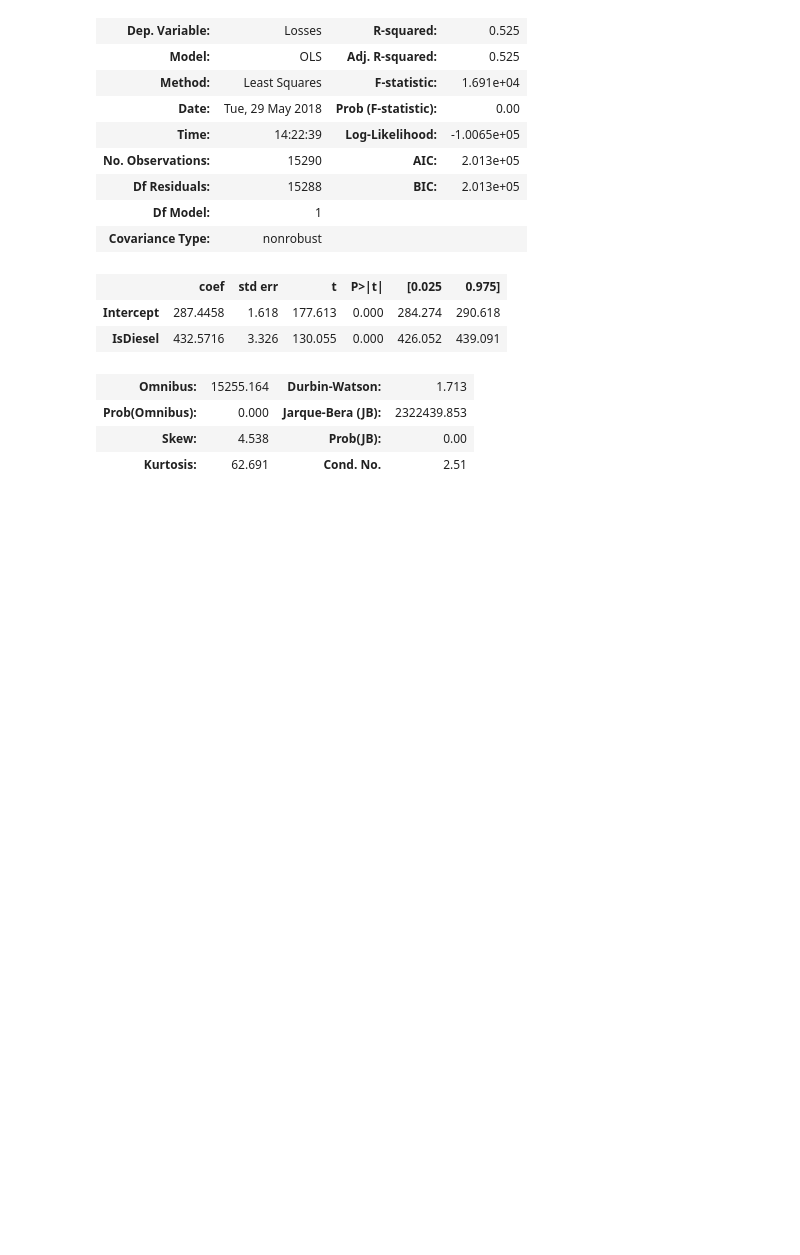
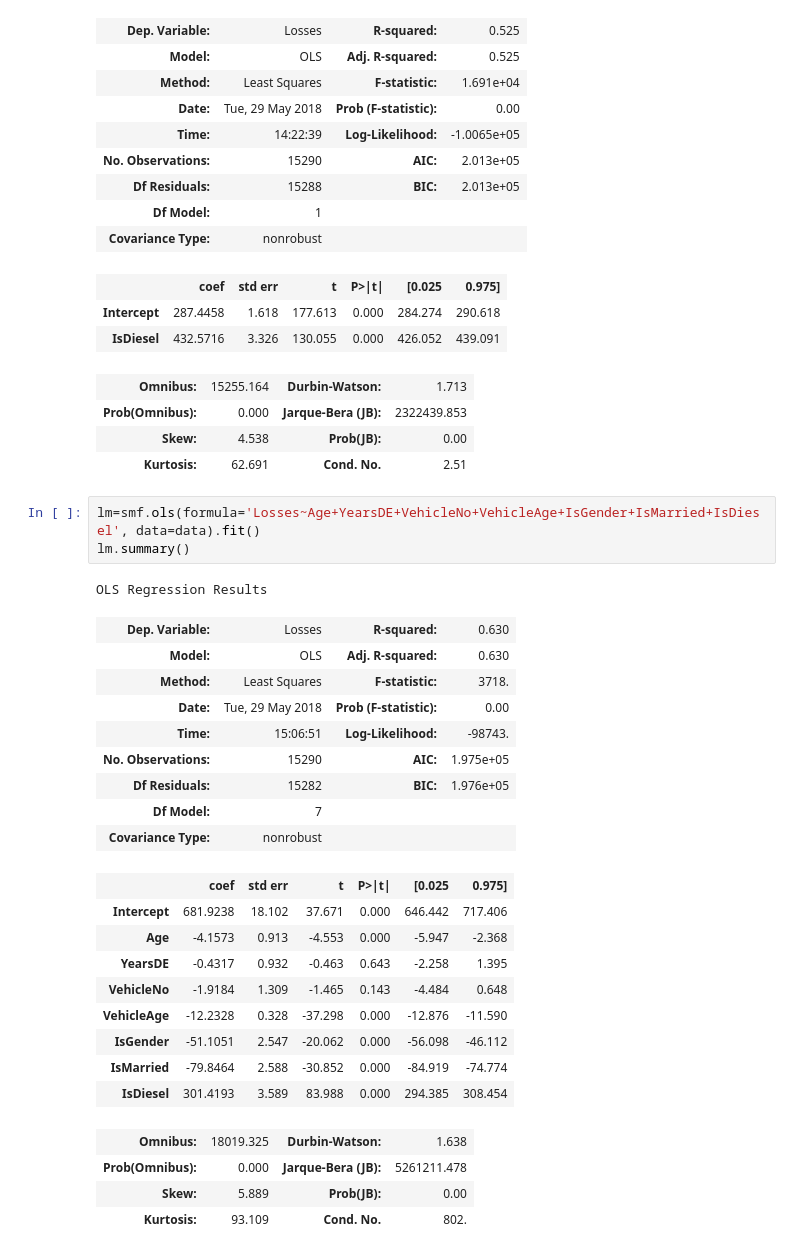
Before and after one commit to stezarpriansya/python-adsb, a Jupyter notebook: Tugas Regresi.ipynb, the cells around one changed output. Drawn from its saved outputs; the diff is of its cells as text; blank space fills up the shorter version.

```diff
--- a/Tugas Regresi.ipynb
+++ b/Tugas Regresi.ipynb
@@ -542,3 +542,30 @@ OLS Regression Results
 | Prob(Omnibus): | 0.000 | Jarque-Bera (JB): | 2322439.853 |
 | Skew: | 4.538 | Prob(JB): | 0.00 |
 | Kurtosis: | 62.691 | Cond. No. | 2.51 |
+# %%
+lm=smf.ols(formula='Losses~Age+YearsDE+VehicleNo+VehicleAge+IsGender+IsMarried+IsDiesel', data=data).fit()
+lm.summary()
+# %% [output]
+OLS Regression Results
+| Dep. Variable: | Losses | R-squared: | 0.630 |
+| Model: | OLS | Adj. R-squared: | 0.630 |
+| Method: | Least Squares | F-statistic: | 3718. |
+| Date: | Tue, 29 May 2018 | Prob (F-statistic): | 0.00 |
+| Time: | 15:06:51 | Log-Likelihood: | -98743. |
+| No. Observations: | 15290 | AIC: | 1.975e+05 |
+| Df Residuals: | 15282 | BIC: | 1.976e+05 |
+| Df Model: | 7 |  |  |
+| Covariance Type: | nonrobust |  |  |
+|  | coef | std err | t | P>|t| | [0.025 | 0.975] |
+| Intercept | 681.9238 | 18.102 | 37.671 | 0.000 | 646.442 | 717.406 |
+| Age | -4.1573 | 0.913 | -4.553 | 0.000 | -5.947 | -2.368 |
+| YearsDE | -0.4317 | 0.932 | -0.463 | 0.643 | -2.258 | 1.395 |
+| VehicleNo | -1.9184 | 1.309 | -1.465 | 0.143 | -4.484 | 0.648 |
+| VehicleAge | -12.2328 | 0.328 | -37.298 | 0.000 | -12.876 | -11.590 |
+| IsGender | -51.1051 | 2.547 | -20.062 | 0.000 | -56.098 | -46.112 |
+| IsMarried | -79.8464 | 2.588 | -30.852 | 0.000 | -84.919 | -74.774 |
+| IsDiesel | 301.4193 | 3.589 | 83.988 | 0.000 | 294.385 | 308.454 |
+| Omnibus: | 18019.325 | Durbin-Watson: | 1.638 |
+| Prob(Omnibus): | 0.000 | Jarque-Bera (JB): | 5261211.478 |
+| Skew: | 5.889 | Prob(JB): | 0.00 |
+| Kurtosis: | 93.109 | Cond. No. | 802. |
```
Also changed, not shown: parts of 1 cell of this notebook.
